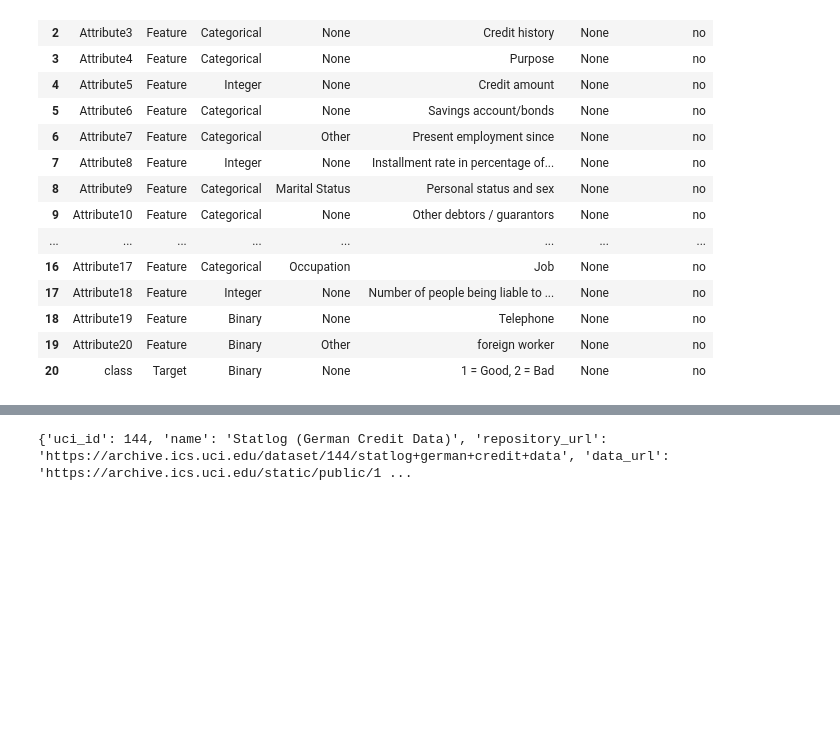
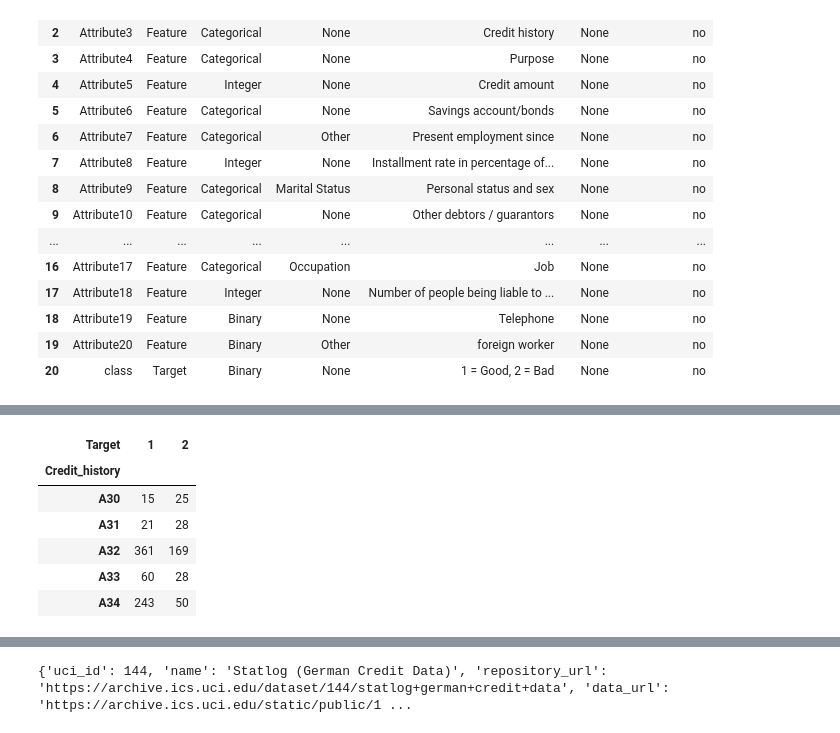
Before and after one commit to maylonleoncio/Credit-Risk, a Jupyter notebook: analysis_risk.ipynb, the cells around one changed output, grey strips where cells are left out. Drawn from its saved outputs; the diff is of its cells as text; code cells hidden in the pictures; blank space fills up the shorter version.

```diff
--- a/analysis_risk.ipynb
+++ b/analysis_risk.ipynb
@@ -98,0 +109,10 @@ statlog_german_credit_data.data.features
+# %%
+pd.crosstab(credit.Credit_history, credit.Target)
+# %% [output]
+| Target | 1 | 2 |
+| Credit_history |  |  |
+| A30 | 15 | 25 |
+| A31 | 21 | 28 |
+| A32 | 361 | 169 |
+| A33 | 60 | 28 |
+| A34 | 243 | 50 |
```
Also changed, not shown: parts of 7 cells of this notebook.
